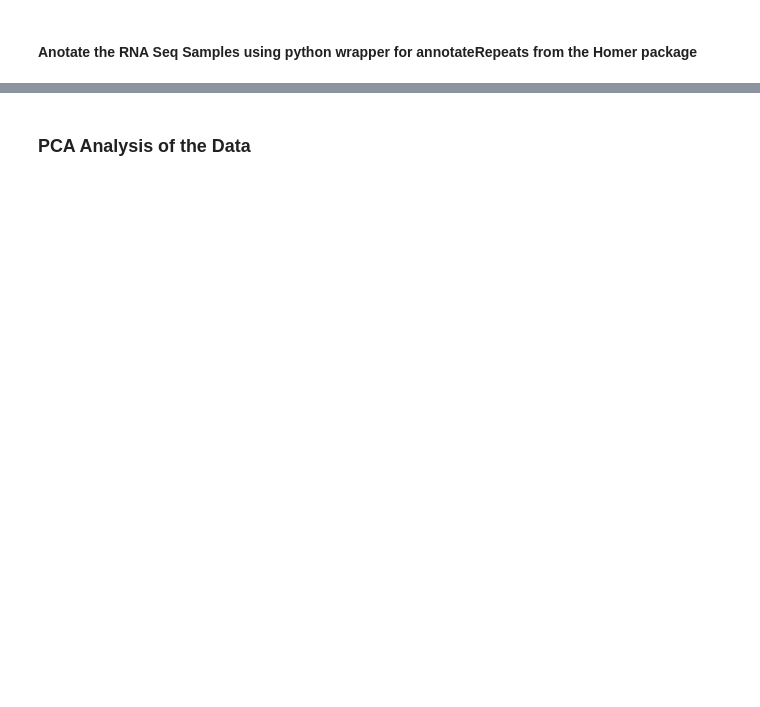
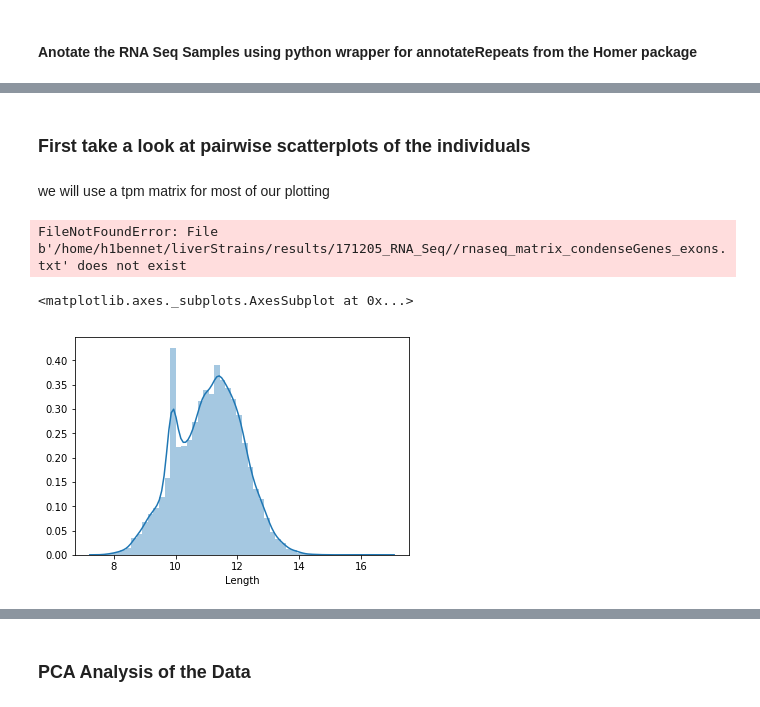
Before and after one commit to HunterBennett/liverStrains, a Jupyter notebook: results/171205_RNASeq_Strains.ipynb, the cells around one changed output, grey strips where cells are left out. Drawn from its saved outputs; the diff is of its cells as text; code cells hidden in the pictures; blank space fills up the shorter version.

```diff
--- a/results/171205_RNASeq_Strains.ipynb
+++ b/results/171205_RNASeq_Strains.ipynb
@@ -159,0 +219,15 @@ for count_type, raw, norm in analyses:
+# %% [markdown]
+###  First take a look at pairwise scatterplots of the individuals
+# %% [markdown]
+we will use a tpm matrix for most of our plotting
+# %%
+noadj = pd.read_csv(outdir + '/rnaseq_matrix_condenseGenes_exons.txt', sep='\t')
+sns.distplot(np.log2(noadj.Length + 1))
+# %% [output]
+FileNotFoundError: File b'/home/h1bennet/liverStrains/results/171205_RNA_Seq//rnaseq_matrix_condenseGenes_exons.txt' does not exist
+# %%
+noadj = noadj.loc[noadj.Length >= 200, :]
+sns.distplot(np.log2(noadj.Length + 1))
+# %% [output]
+<matplotlib.axes._subplots.AxesSubplot at 0x...>
+[figure, added]
```
Also changed, not shown: parts of 17 cells of this notebook, 4 other files.
